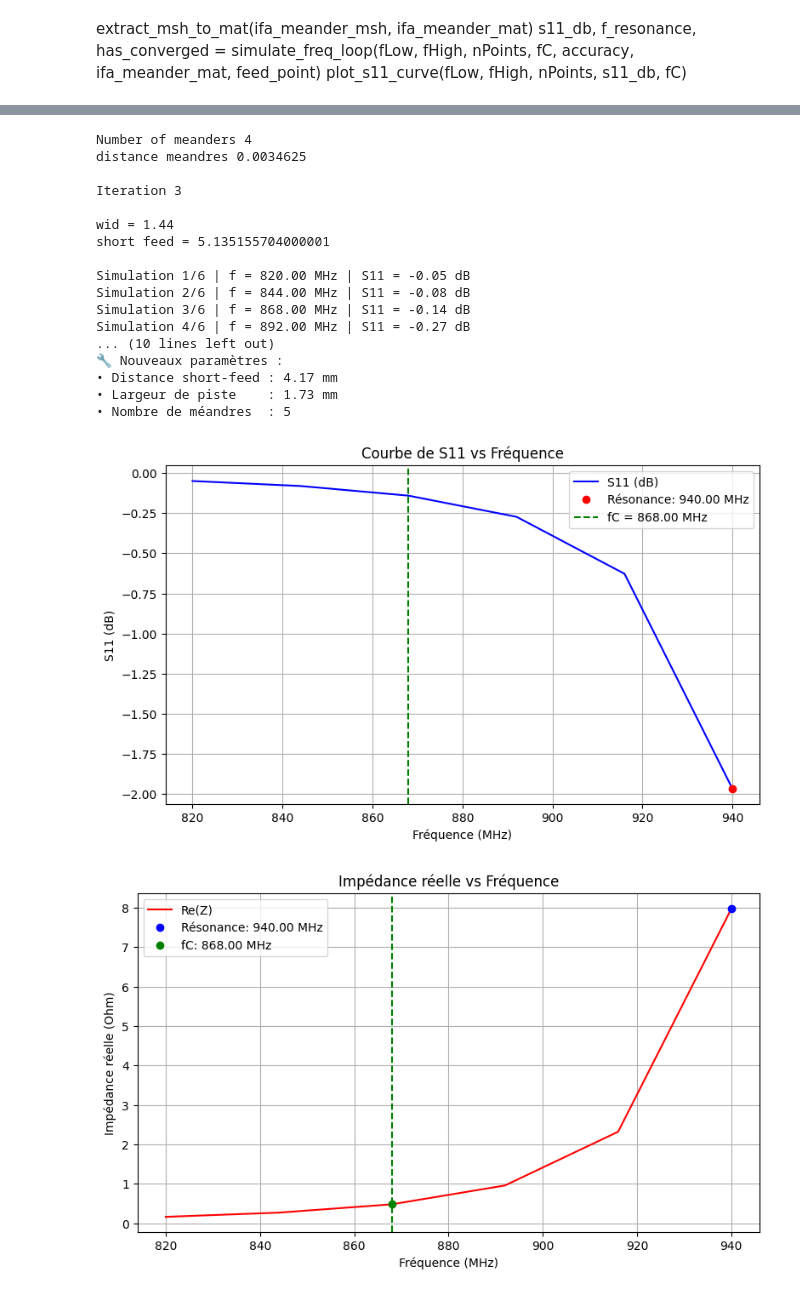
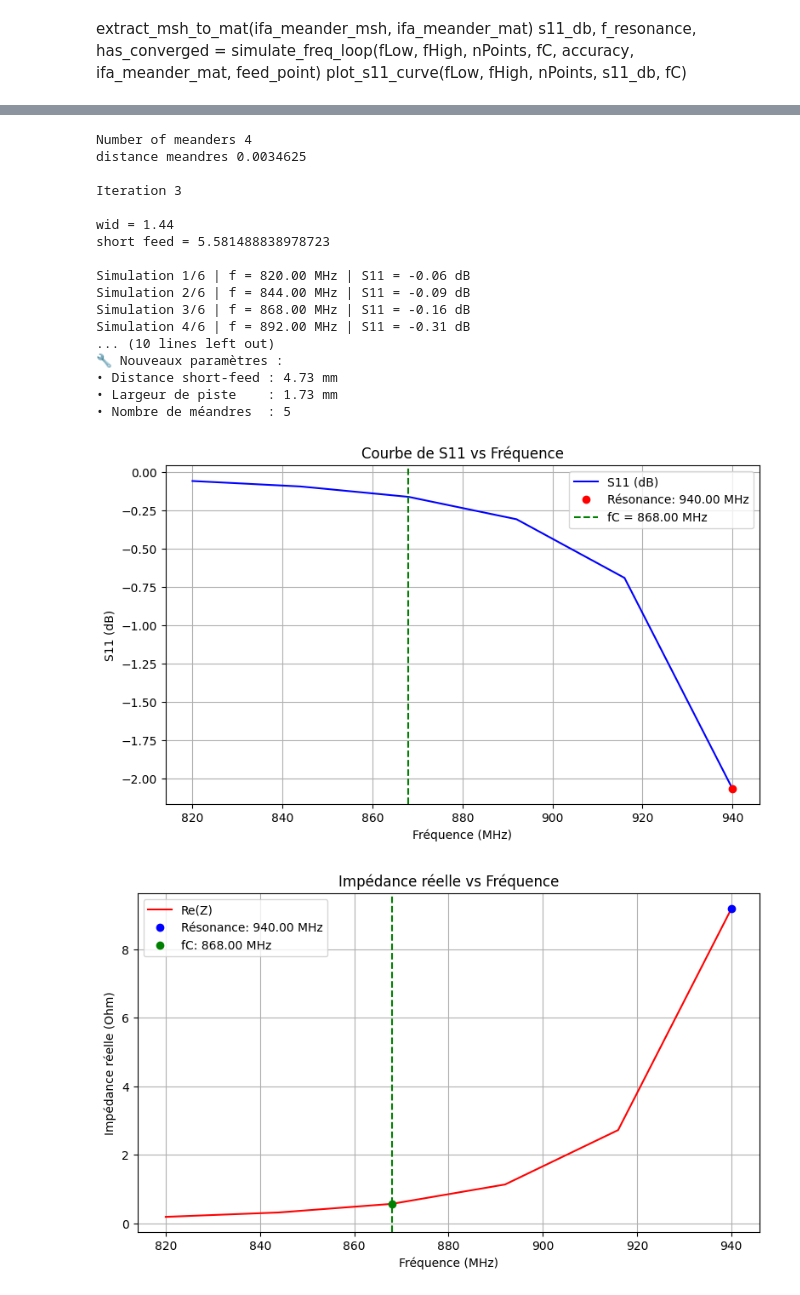
Before and after one commit to FahdilOuro/Antenna_Solver_MoM, a Jupyter notebook: antenna_simulation/ifa_meander_project/ifa_meander_version3.ipynb, the cells around one changed output, grey strips where cells are left out. Cells and saved outputs as stored; diff of their text form; code cells hidden in the pictures.

```diff
--- a/antenna_simulation/ifa_meander_project/ifa_meander_version3.ipynb
+++ b/antenna_simulation/ifa_meander_project/ifa_meander_version3.ipynb
@@ -68,8 +68,8 @@ Lenght_antenna = quart_d_onde
 feed_wid = wid
 
 # distance_short = t_b/2
-# distance_short = 1 / 1000 + wid
-distance_short = 7.77 / 1000
+distance_short = 1 / 1000 + wid
+# distance_short = 7.77 / 1000
 
 feed = t_b/2 - distance_short
 
@@ -124,7 +124,7 @@ while not has_converged and iteration < max_iterations:
 
     run_ifa_meander_simulation(iteration, wid, distance_short, x, y, L_short, feed, feed_wid, x_t, y_t, save_mesh_folder, mesh_name, ifa_meander_msh, ifa_meander_mat)
 
-    s11_db, f_resonance, new_distance_short, new_wid, new_Nombre_meandre, has_converged, impedances = simulate_freq_loop_test(
+    s11_db, f_resonance, new_distance_short, new_wid, new_Nombre_meandre, has_converged, impedances = simulate_freq_loop_test_version_3(
         fLow, fHigh, nPoints, fC, accuracy, ifa_meander_mat, feed_point, distance_short, wid, Lenght_antenna, b, a, L_short, Nombre_meandre)
 
     # Remplacement par appel de la fonction update_ifa_meander_params
@@ -196,22 +196,22 @@ Simulation 4/6 | f = 892.00 MHz | S11 = -0.34 dB
 Number of meanders 4
 distance meandres 0.0034625
 
 Iteration 3
 
 wid = 1.44
-short feed = 5.135155704000001
+short feed = 5.581488838978723
 
-Simulation 1/6 | f = 820.00 MHz | S11 = -0.05 dB
-Simulation 2/6 | f = 844.00 MHz | S11 = -0.08 dB
-Simulation 3/6 | f = 868.00 MHz | S11 = -0.14 dB
-Simulation 4/6 | f = 892.00 MHz | S11 = -0.27 dB
+Simulation 1/6 | f = 820.00 MHz | S11 = -0.06 dB
+Simulation 2/6 | f = 844.00 MHz | S11 = -0.09 dB
+Simulation 3/6 | f = 868.00 MHz | S11 = -0.16 dB
+Simulation 4/6 | f = 892.00 MHz | S11 = -0.31 dB
 ... (10 lines left out)
 🔧 Nouveaux paramètres :
-• Distance short-feed : 4.17 mm
+• Distance short-feed : 4.73 mm
 • Largeur de piste    : 1.73 mm
 • Nombre de méandres  : 5
-[figure, old version]
+[figure, new version]
-[figure, old version]
+[figure, new version]
 Number of meanders 5
 distance meandres 0.00277
 
```
Also changed, not shown: parts of 1 cell of this notebook, 9 other files.
